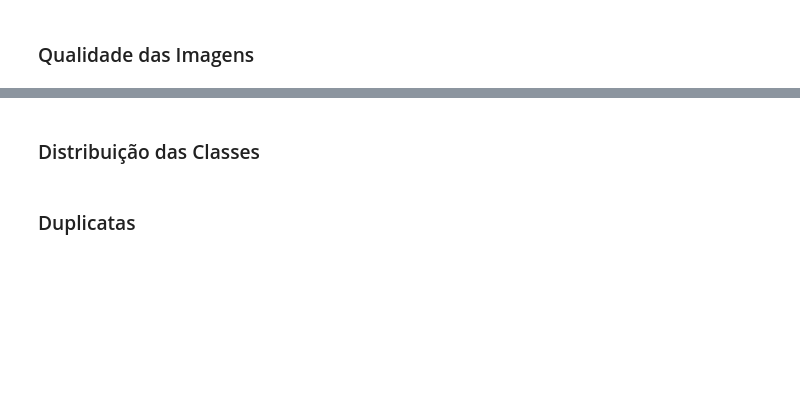
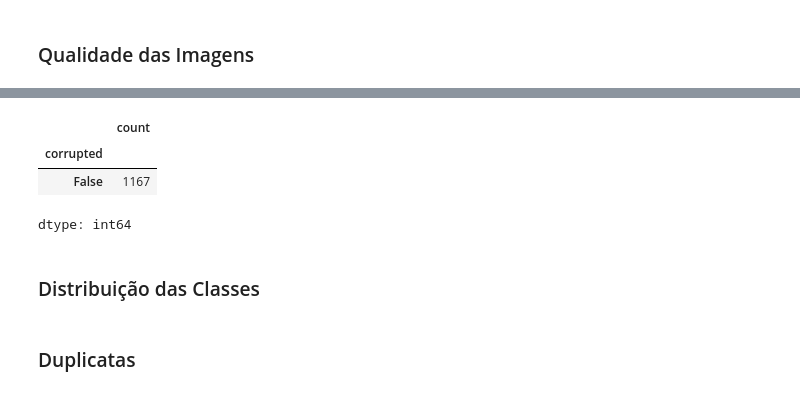
Before and after one commit to jaimejrs/avanti-bean-leaf-classification, a Jupyter notebook: squad_03_bean_leaf_classification_cris.ipynb, the cells around one changed output, grey strips where cells are left out. Cells and saved outputs as stored; diff of their text form; code cells hidden in the pictures; blank space fills up the shorter version.

```diff
--- a/squad_03_bean_leaf_classification_cris.ipynb
+++ b/squad_03_bean_leaf_classification_cris.ipynb
@@ -471,3 +515,12 @@ plt.show()
+# %%
+#Quantidade de imagens corrompidas e não corrompidas
+
+df['corrupted'].value_counts()
+# %% [output]
+|  | count |
+| corrupted |  |
+| False | 1167 |
+dtype: int64
 # %% [markdown]
 ### Distribuição das Classes
 # %% [markdown]
```
Also changed, not shown: parts of 16 cells of this notebook.
